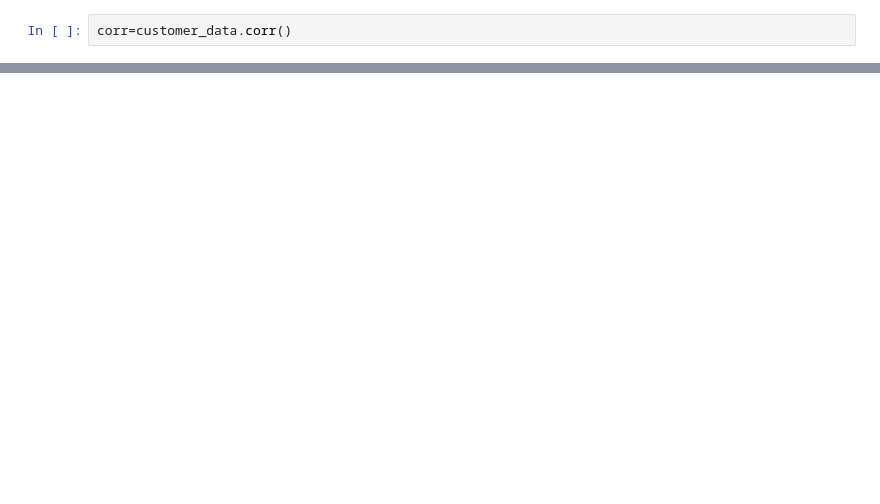
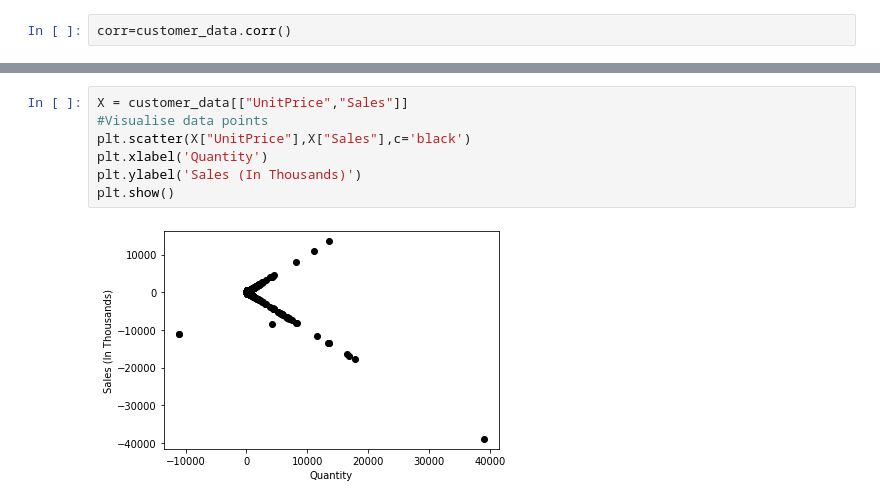
Before and after one commit to Tanishakapoor1990/week-19-repository, a Jupyter notebook: Untitled.ipynb, the cells around one changed output, grey strips where cells are left out. Cells and saved outputs as stored; diff of their text form; blank space fills up the shorter version.

```diff
--- a/Untitled.ipynb
+++ b/Untitled.ipynb
@@ -316,0 +369,9 @@ sns.heatmap(corr,annot=True)
+# %%
+X = customer_data[["UnitPrice","Sales"]]
+#Visualise data points
+plt.scatter(X["UnitPrice"],X["Sales"],c='black')
+plt.xlabel('Quantity')
+plt.ylabel('Sales (In Thousands)')
+plt.show()
+# %% [output]
+[figure, added]
```
Also changed, not shown: parts of 17 cells of this notebook, 7 other files.
